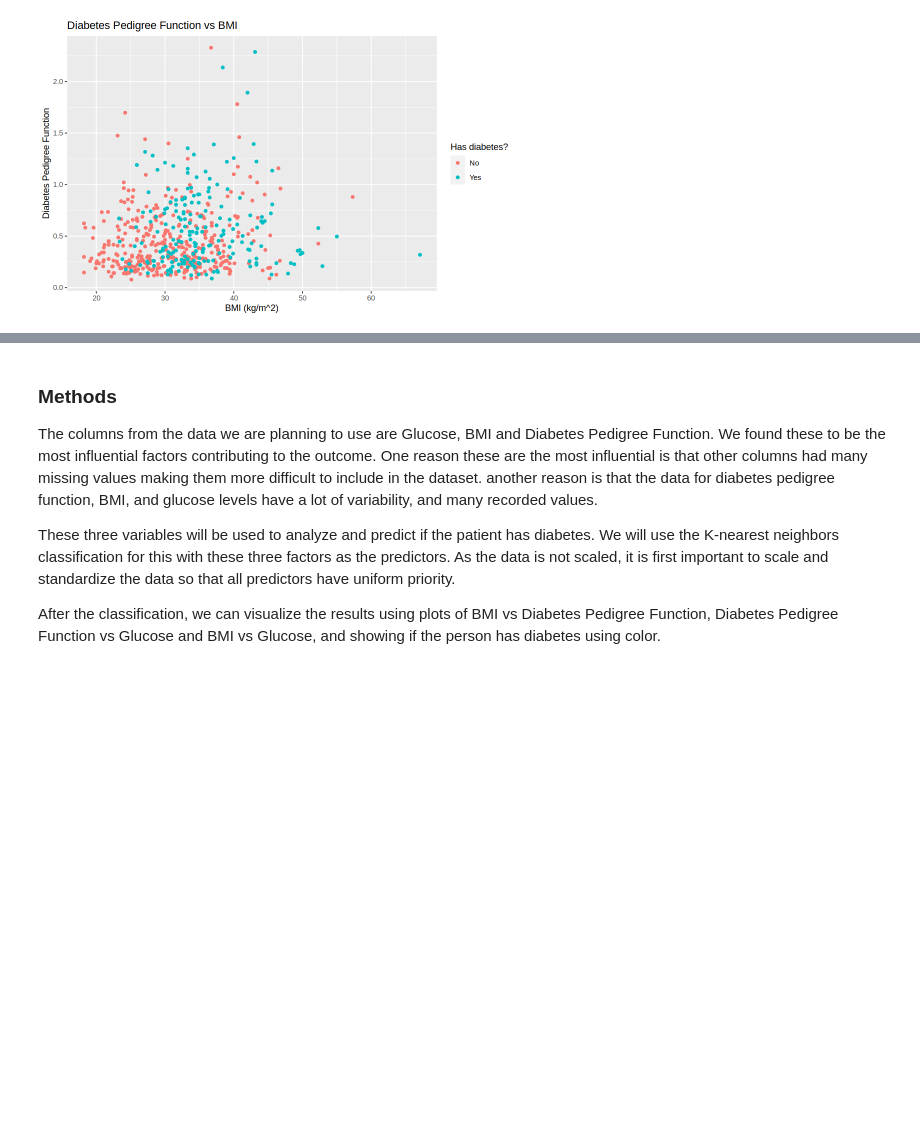
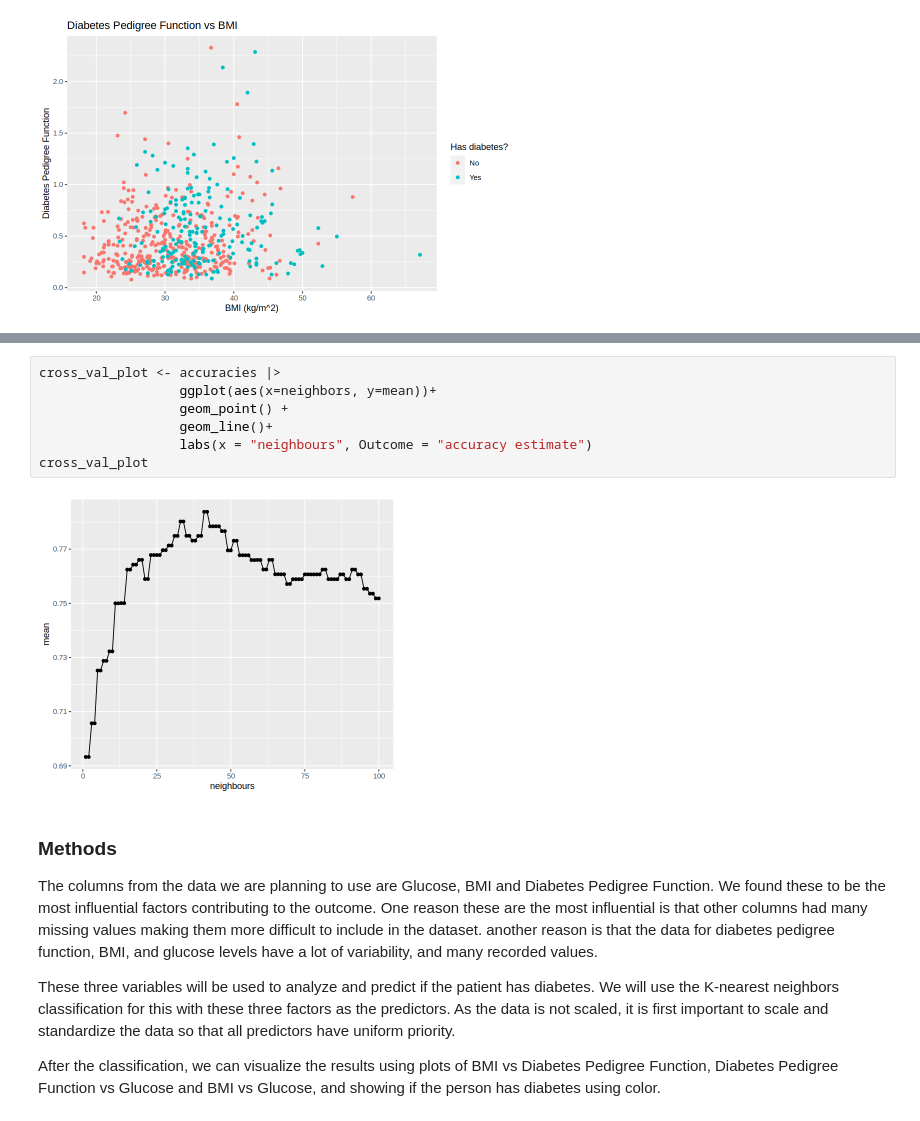
Before and after one commit to AmritS14/DSCI-Project, a Jupyter notebook: Project.ipynb, the cells around one changed output, grey strips where cells are left out. Saved outputs shown, nothing was run; the diff lists cells and outputs as text; blank space fills up the shorter version.

```diff
--- a/Project.ipynb
+++ b/Project.ipynb
@@ -275,3 +293,12 @@ cross_val_plot
+# %%
+cross_val_plot <- accuracies |>
+                  ggplot(aes(x=neighbors, y=mean))+
+                  geom_point() +
+                  geom_line()+
+                  labs(x = "neighbours", Outcome = "accuracy estimate")
+cross_val_plot
+# %% [output]
+[figure, added]
 # %% [markdown]
 ### Methods
 
```
Also changed, not shown: parts of 2 cells of this notebook.
